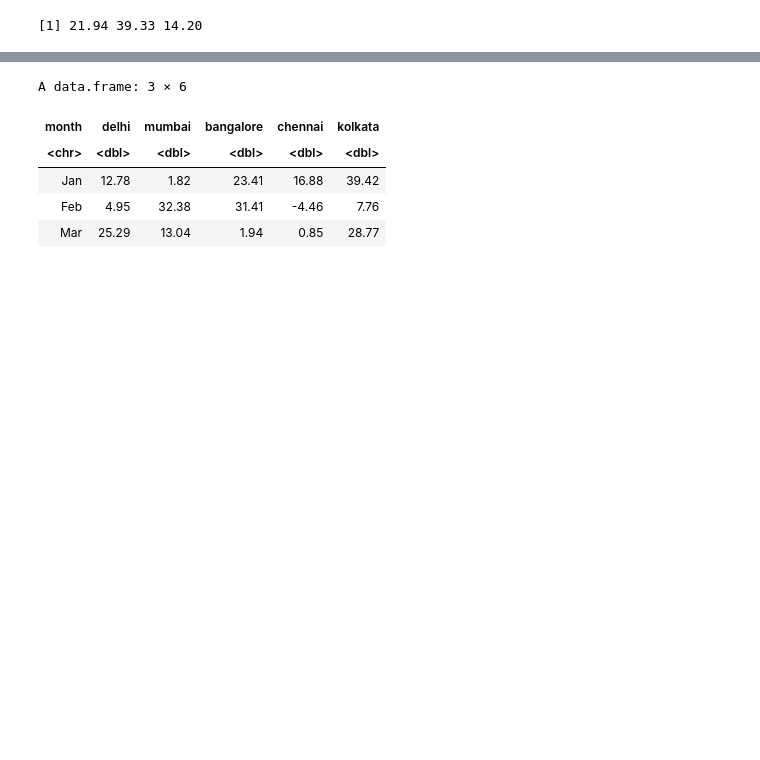
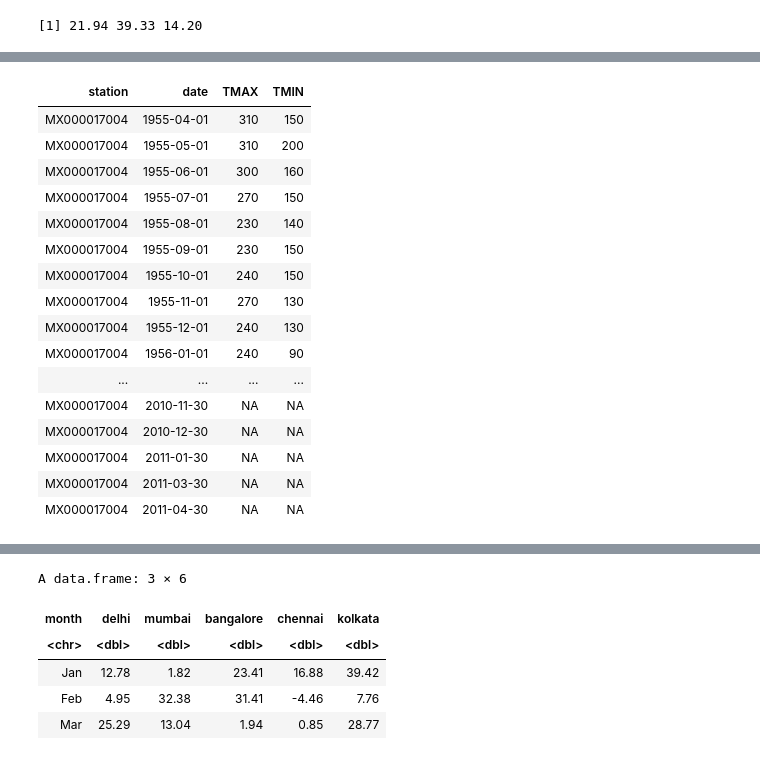
Before and after one commit to svkarthik86/R-Programming, a Jupyter notebook: DataReshape_in_R.ipynb, the cells around one changed output, grey strips where cells are left out. Drawn from its saved outputs; the diff is of its cells as text; code cells hidden in the pictures; blank space fills up the shorter version.

```diff
--- a/DataReshape_in_R.ipynb
+++ b/DataReshape_in_R.ipynb
@@ -262,0 +348,6 @@ A data.frame: 15 × 3
+# %%
+# Read the dataset
+weather <- read_csv("http://594442.youcanlearnit.net//mexicanweather.csv")
+
+# Let's look at what we have
+head(weather,4)
@@ -262,0 +367,20 @@ A data.frame: 15 × 3
+# %%
+pivot_wider(weather,names_from=element,values_from=value) # longer to wider
+# %% [output]
+| station | date | TMAX | TMIN |
+| MX000017004 | 1955-04-01 | 310 | 150 |
+| MX000017004 | 1955-05-01 | 310 | 200 |
+| MX000017004 | 1955-06-01 | 300 | 160 |
+| MX000017004 | 1955-07-01 | 270 | 150 |
+| MX000017004 | 1955-08-01 | 230 | 140 |
+| MX000017004 | 1955-09-01 | 230 | 150 |
+| MX000017004 | 1955-10-01 | 240 | 150 |
+| MX000017004 | 1955-11-01 | 270 | 130 |
+| MX000017004 | 1955-12-01 | 240 | 130 |
+| MX000017004 | 1956-01-01 | 240 | 90 |
+| ... | ... | ... | ... |
+| MX000017004 | 2010-11-30 | NA | NA |
+| MX000017004 | 2010-12-30 | NA | NA |
+| MX000017004 | 2011-01-30 | NA | NA |
+| MX000017004 | 2011-03-30 | NA | NA |
+| MX000017004 | 2011-04-30 | NA | NA |
```
Also changed, not shown: parts of 29 cells of this notebook, 4 other files.
